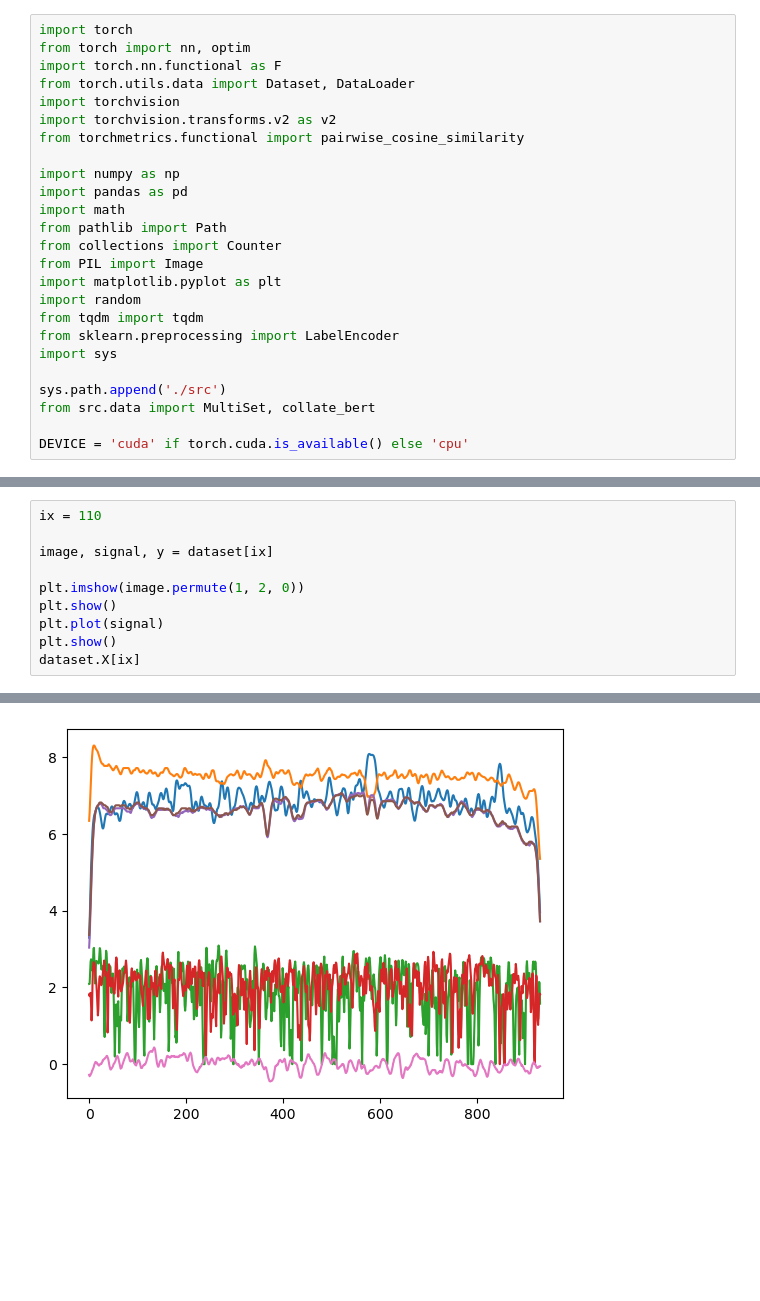
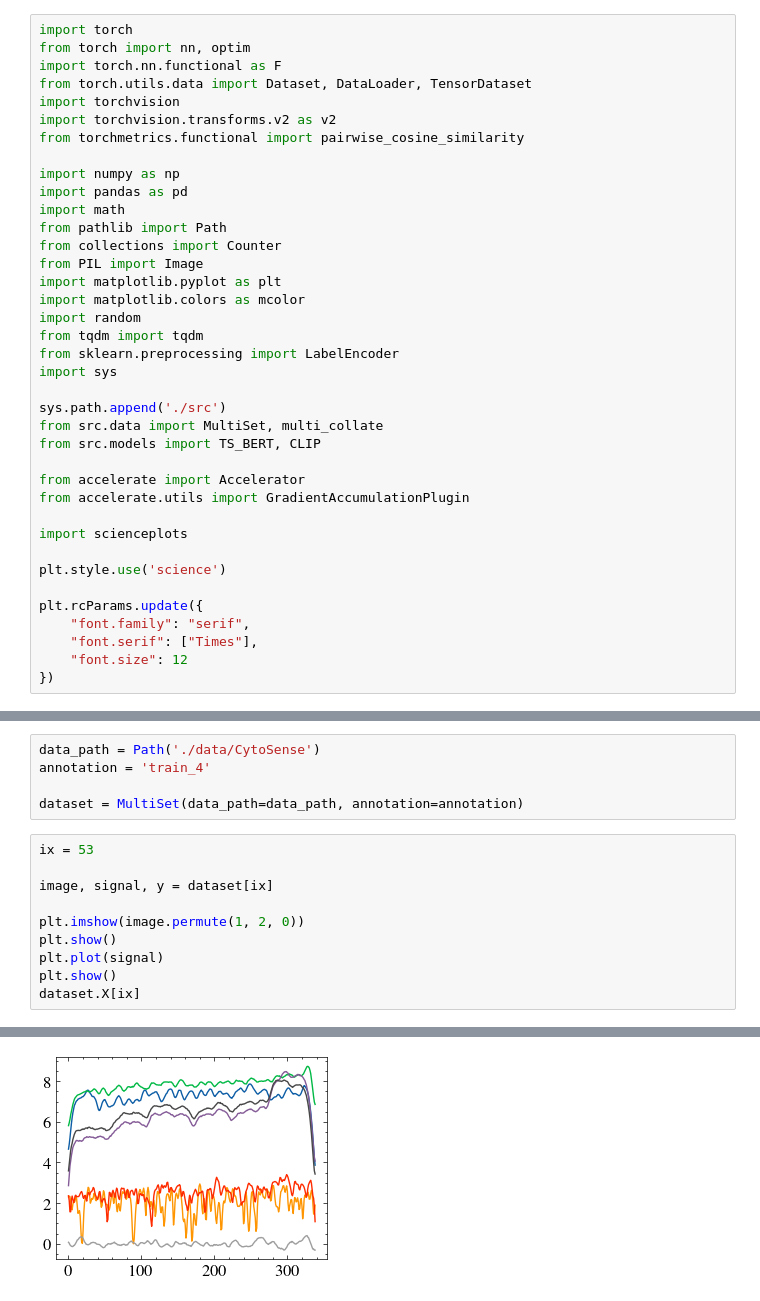
Before and after one commit to imveikka/multimodal_plankton_recognition, a Jupyter notebook: sandbox.ipynb, the cells around one changed output, grey strips where cells are left out. Cells and saved outputs as stored; diff of their text form; blank space fills up the shorter version.

```diff
--- a/sandbox.ipynb
+++ b/sandbox.ipynb
@@ -2,7 +2,7 @@
 import torch
 from torch import nn, optim
 import torch.nn.functional as F
-from torch.utils.data import Dataset, DataLoader
+from torch.utils.data import Dataset, DataLoader, TensorDataset
 import torchvision
 import torchvision.transforms.v2 as v2
 from torchmetrics.functional import pairwise_cosine_similarity
@@ -14,12 +14,25 @@ from pathlib import Path
 from collections import Counter
 from PIL import Image
 import matplotlib.pyplot as plt
+import matplotlib.colors as mcolor
 import random
 from tqdm import tqdm
 from sklearn.preprocessing import LabelEncoder
 import sys
 
 sys.path.append('./src')
-from src.data import MultiSet, collate_bert
+from src.data import MultiSet, multi_collate
+from src.models import TS_BERT, CLIP
 
-DEVICE = 'cuda' if torch.cuda.is_available() else 'cpu'
+from accelerate import Accelerator
+from accelerate.utils import GradientAccumulationPlugin
+
+import scienceplots
+
+plt.style.use('science')
+
+plt.rcParams.update({
+    "font.family": "serif",
+    "font.serif": ["Times"],
+    "font.size": 12
+})
@@ -40,5 +39,10 @@ dataset
+# %%
+data_path = Path('./data/CytoSense')
+annotation = 'train_4'
+
+dataset = MultiSet(data_path=data_path, annotation=annotation)
 # %%
-ix = 110
+ix = 53
 
 image, signal, y = dataset[ix]
 
@@ -52 +56 @@ dataset.X[ix]
-[figure, old version]
+[figure, new version]
```
Also changed, not shown: parts of 35 cells of this notebook, 5 other files.
